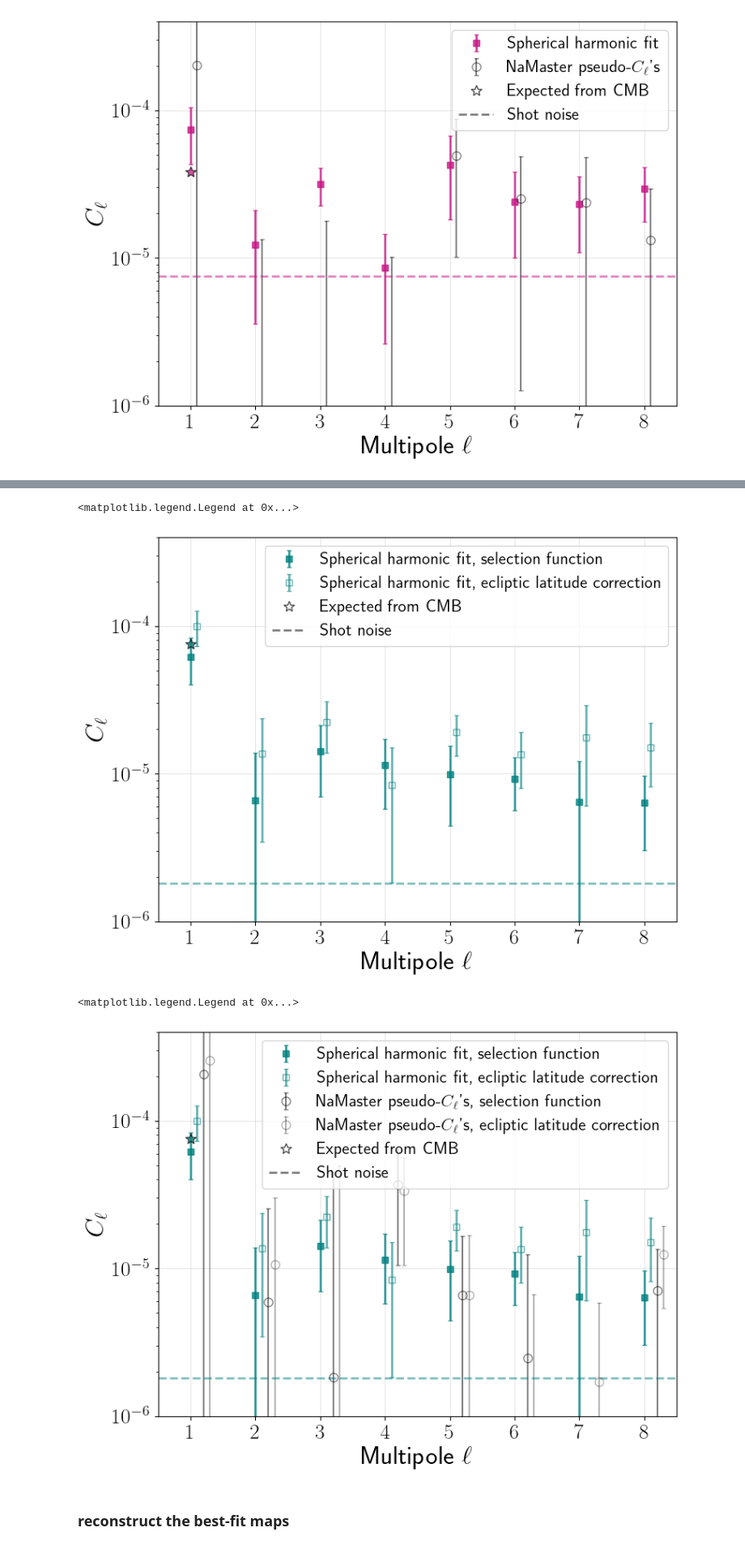
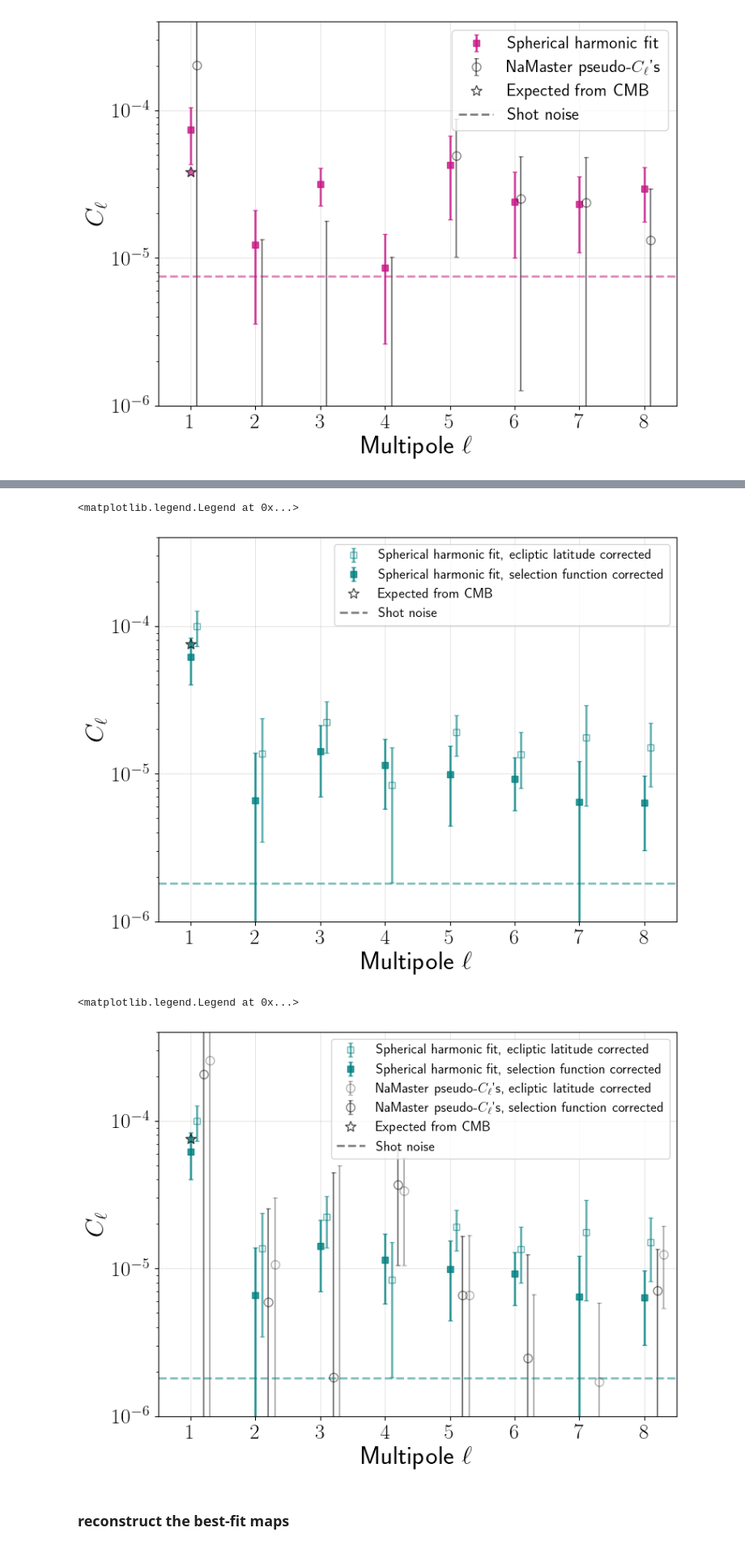
Before and after one commit to abbyw24/lss-dipoles, a Jupyter notebook: notebooks/2024-05-16_plots_for_kate_vksf.ipynb, the cells around one changed output, grey strips where cells are left out. Shown at 81% size. Saved outputs shown, nothing was run; the diff lists cells and outputs as text; code cells hidden in the pictures.

Commit message:
plots for talk done!

```diff
--- a/notebooks/2024-05-16_plots_for_kate_vksf.ipynb
+++ b/notebooks/2024-05-16_plots_for_kate_vksf.ipynb
@@ -32,6 +32,7 @@ matplotlib.rcParams['ytick.labelsize'] = 20
 matplotlib.rcParams['xtick.labelsize'] = 20
 matplotlib.rcParams['axes.labelsize'] = 24
 matplotlib.rcParams['legend.fontsize'] = 16
+matplotlib.rcParams['axes.titlesize'] = 26
 
 matplotlib.rc('text', usetex=True)
 # %%
@@ -772,10 +773,11 @@ ax.legend(loc=1, handles=handles)
 #  (Cell functions output C_0, but start with C_1 since we're fitting overdensities)
 fig, ax = plt.subplots(figsize=(8,6), tight_layout=True)
 kwargs = dict(ls='None', ms=6, capsize=2, lw=lw)
+ax.errorbar(ells[1:]+0.1, Cells_catwise[1:], alpha=0.6, yerr=Cells_catwise_std[1:],
+        label='Spherical harmonic fit, ecliptic latitude corrected', c=color_catwise, marker='s', markerfacecolor='None', **kwargs)
+
 ax.errorbar(ells[1:], Cells_sf_catwise[1:], alpha=0.8, yerr=Cells_sf_catwise_std[1:],
-            label=r'Spherical harmonic fit, selection function', c=color_catwise, marker='s', **kwargs)
-ax.errorbar(ells[1:]+0.1, Cells_catwise[1:], alpha=0.6, yerr=Cells_catwise_std[1:],
-        label='Spherical harmonic fit, ecliptic latitude correction', c=color_catwise, marker='s', markerfacecolor='None', **kwargs)
+            label=r'Spherical harmonic fit, selection function corrected', c=color_catwise, marker='s', **kwargs)
 
 # expected dipole amplitude
 kwargs = dict(marker='*', ms=10, mec='k', alpha=0.7)
@@ -801,61 +803,62 @@ ax.set_xlabel(r'Multipole $\ell$')
 ax.set_xticks(ells[1:])
 ax.set_ylabel(r'$C_\ell$')
 # ax.set_title(r'Angular power $C_\ell$, $0\leq\ell\leq$'f'{max_ell}')
-ax.legend(loc=1, handles=handles)
+ax.legend(loc=1, handles=handles, fontsize=13)
 # %% [output]
 <matplotlib.legend.Legend at 0x...>
-[figure, old version]
+[figure, new version]
 # %%
 # plottt
 #  (Cell functions output C_0, but start with C_1 since we're fitting overdensities)
 fig, ax = plt.subplots(figsize=(8,6), tight_layout=True)
 kwargs = dict(ls='None', ms=6, capsize=2, lw=lw)
+ax.errorbar(ells[1:]+0.1, Cells_catwise[1:], alpha=0.6, yerr=Cells_catwise_std[1:],
+        label='Spherical harmonic fit, ecliptic latitude corrected', c=color_catwise, marker='s', markerfacecolor='None', **kwargs)
+#eb[-1][0].set_linestyle('--')
 ax.errorbar(ells[1:], Cells_sf_catwise[1:], alpha=0.8, yerr=Cells_sf_catwise_std[1:],
-            label=r'Spherical harmonic fit, selection function', c=color_catwise, marker='s', **kwargs)
-ax.errorbar(ells[1:]+0.1, Cells_catwise[1:], alpha=0.6, yerr=Cells_catwise_std[1:],
-        label='Spherical harmonic fit, ecliptic latitude correction', c=color_catwise, marker='s', markerfacecolor='None', **kwargs)
-#eb[-1][0].set_linestyle('--')
+            label=r'Spherical harmonic fit, selection function corrected', c=color_catwise, marker='s', **kwargs)
+
 
 # r'Spherical harmonic fit with regularization'
+
+ax.errorbar(leff+0.3, cl_catwise_elat[0], yerr=np.sqrt(np.diag(cv_catwise_elat)),
+            color='k', alpha=0.3, marker='o', markersize=8, markerfacecolor='None',
+            ls='None', capsize=2,
+            label=r"NaMaster pseudo-$C_\ell$'s, ecliptic latitude corrected")
 
 ax.errorbar(leff+0.2, cl_catwise[0], yerr=np.sqrt(np.diag(cv_catwise)),
             color='k', alpha=0.5, marker='o', markersize=8, markerfacecolor='None',
             ls='None', capsize=2,
-            label=r"NaMaster pseudo-$C_\ell$'s, selection function")
-
-ax.errorbar(leff+0.3, cl_catwise_elat[0], yerr=np.sqrt(np.diag(cv_catwise_elat)),
-            color='k', alpha=0.3, marker='o', markersize=8, markerfacecolor='None',
-            ls='None', capsize=2,
-            label=r"NaMaster pseudo-$C_\ell$'s, ecliptic latitude correction")
+            label=r"NaMaster pseudo-$C_\ell$'s, selection function corrected")
 
 # expected dipole amplitude
 kwargs = dict(marker='*', ms=10, mec='k', alpha=0.7)
 ax.plot(1, expected_C1_catwise, c=color_catwise, **kwargs)
 # manual label
 marker = mpl.lines.Line2D([0],[0], c='None', label='Expected from CMB', **kwargs)
 
 # shot noise estimates
 kwargs = dict(ls='--', alpha=0.5, lw=lw)
 ax.axhline(noise_catwise, c=color_catwise, **kwargs)
 # manual label
 line = mpl.lines.Line2D([0], [0], label='Shot noise', c='k', **kwargs)
 
 # add manual symbols to auto legend
 handles, labels = plt.gca().get_legend_handles_labels()
 handles.extend([marker, line])
 
 ax.semilogy()
 ax.grid(alpha=0.5, lw=lw_grid)
 ax.set_xlim(ells[1:][0] - 0.5, ells[1:][-1] + 0.5)
 ax.set_ylim(1e-6, 4e-4)
 ax.set_xlabel(r'Multipole $\ell$')
 ax.set_xticks(ells[1:])
 ax.set_ylabel(r'$C_\ell$')
 # ax.set_title(r'Angular power $C_\ell$, $0\leq\ell\leq$'f'{max_ell}')
-ax.legend(loc=1, handles=handles)
+ax.legend(loc=1, handles=handles, fontsize=13)
 # %% [output]
 <matplotlib.legend.Legend at 0x...>
-[figure, old version]
+[figure, new version]
 # %% [markdown]
 ### reconstruct the best-fit maps
 # %%
```
Also changed, not shown: parts of 41 cells of this notebook.
